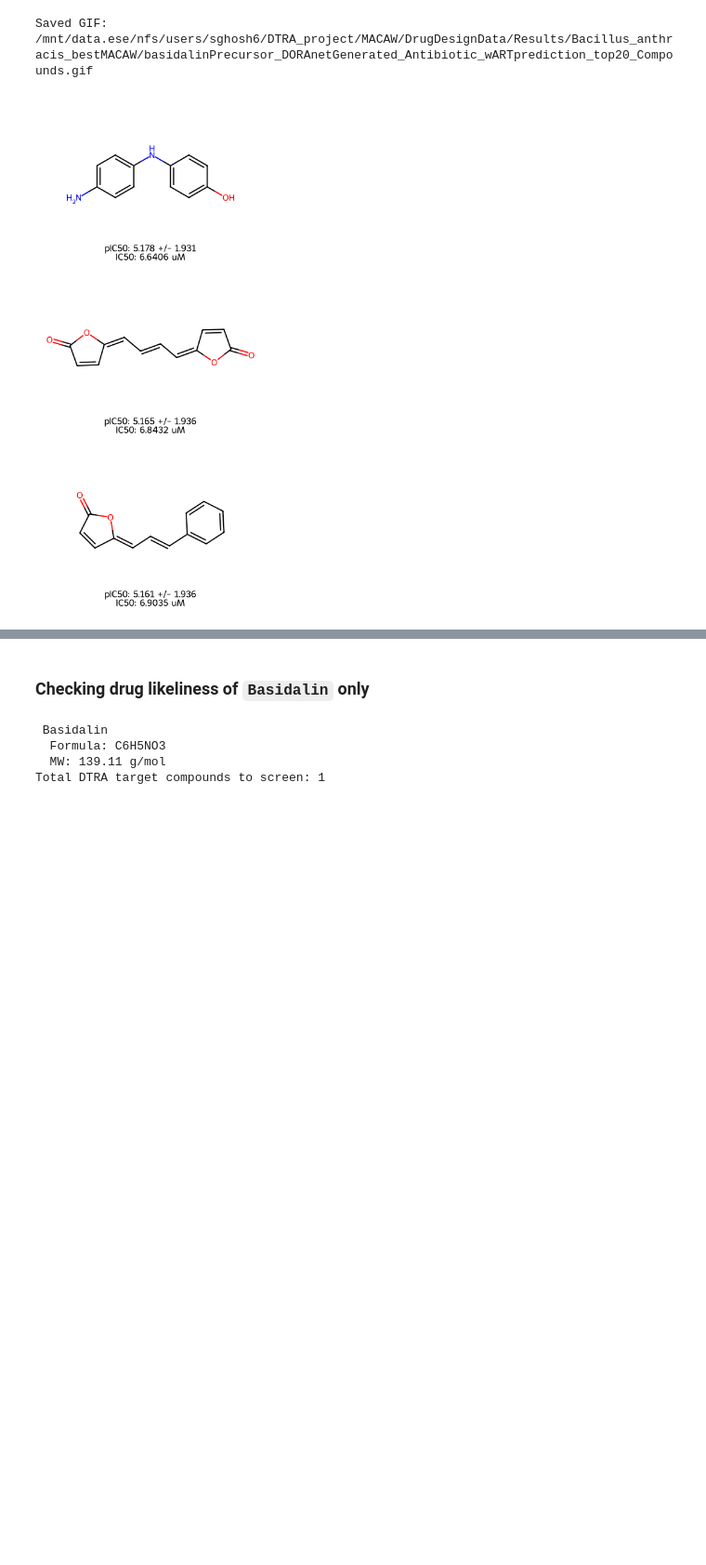
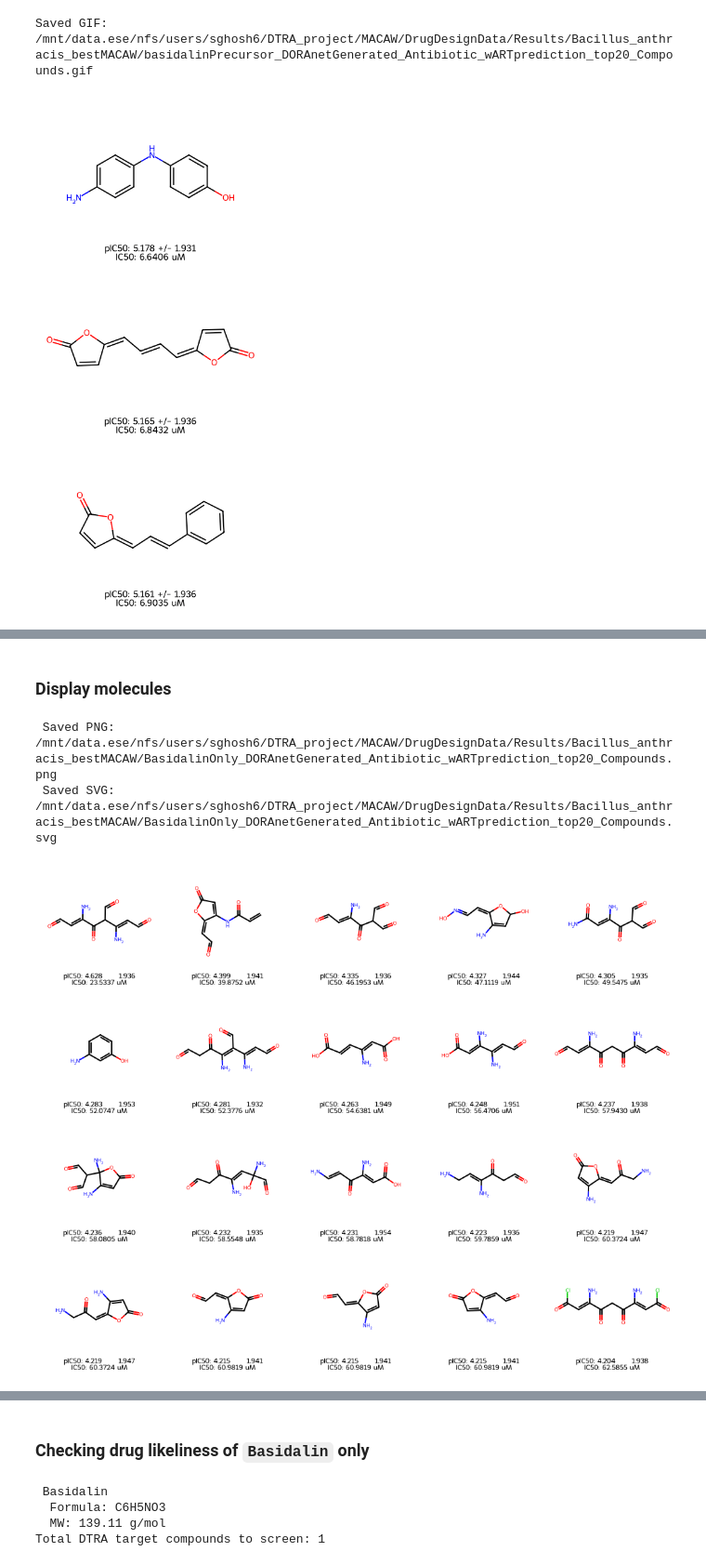
Before and after one commit to soumyadeepghosh35/DTRA_DrugDesign, a Jupyter notebook: DTRA_project_notebooks/Step3_MACAW_bacteria-BacillusAnthracis.ipynb, the cells around one changed output, grey strips where cells are left out. Shown at 93% size. Saved outputs shown, nothing was run; the diff lists cells and outputs as text; code cells hidden in the pictures; blank space fills up the shorter version.

Commit message:
added basidalin gen3 only AART predictions

```diff
--- a/DTRA_project_notebooks/Step3_MACAW_bacteria-BacillusAnthracis.ipynb
+++ b/DTRA_project_notebooks/Step3_MACAW_bacteria-BacillusAnthracis.ipynb
@@ -1468,0 +1559,15 @@ Saved GIF: /mnt/data.ese/nfs/users/sghosh6/DTRA_project/MACAW/DrugDesignData/Res
+# %%
+predicted_pPotency = BasidalinOnly_DORAnetGenerated_Antibiotic_wARTprediction['pPotency_prediction'].values
+predicted_pPotency_std = BasidalinOnly_DORAnetGenerated_Antibiotic_wARTprediction['pPotency_std'].values
+top_20_idx = np.argsort(predicted_pPotency)[::-1][:20]
+
+cutoff_pPotency = predicted_pPotency[top_20_idx[-1]]
+highest_pPotency = predicted_pPotency[top_20_idx[0]]
+cutoff_std = predicted_pPotency_std[top_20_idx[-1]]
+highest_std = predicted_pPotency_std[top_20_idx[0]]
+cutoff_IC50_uM = 10**(-cutoff_pPotency) * 1e6
+best_IC50_uM = 10**(-highest_pPotency) * 1e6
+
+print(f"Top 20 compounds cutoff pPotency: {cutoff_pPotency:.2f} ± {cutoff_std:.2f} (IC50: {cutoff_IC50_uM:.4f} µM)")
+print(f"Highest predicted pPotency: {highest_pPotency:.2f} ± {highest_std:.2f} (IC50: {best_IC50_uM:.4f} µM)")
+print(f"pPotency range of top 20 compounds: pPotency --> {cutoff_pPotency:.2f} ± {cutoff_std:.2f} - {highest_pPotency:.2f} ± {highest_std:.2f}; IC50 --> {cutoff_IC50_uM:.4f} - {best_IC50_uM:.4f} µM")
@@ -1468,0 +1619,37 @@ Saved GIF: /mnt/data.ese/nfs/users/sghosh6/DTRA_project/MACAW/DrugDesignData/Res
+# %% [markdown]
+### Display molecules
+# %%
+molecules = [Chem.MolFromSmiles(smi) for smi in BasidalinOnly_DORAnetGenerated_Antibiotic_wARTprediction_top20.SMILES[:50]]
+
+legends = []
+for idx, row in BasidalinOnly_DORAnetGenerated_Antibiotic_wARTprediction_top20[:50].iterrows():
+    if 'pPotency_std' in row.index and pd.notna(row['pPotency_std']):
+        legend = f"pIC50: {row['pPotency_prediction']:.3f} ± {row['pPotency_std']:.3f}\nIC50: {row['IC50 (µM)']:.4f} uM"
+    else:
+        legend = f"pIC50: {row['pPotency_prediction']:.3f}\nIC50: {row['IC50 (µM)']:.4f} uM"
+    legends.append(legend)
+
+img = Draw.MolsToGridImage(
+    molecules, subImgSize=(200, 200), molsPerRow=5,
+    useSVG=False, legends=legends, returnPNG=False
+)
+
+output_png = saveDir + 'BasidalinOnly_DORAnetGenerated_Antibiotic_wARTprediction_top20_Compounds.png'
+img.save(output_png, dpi=(600, 600))
+print(f" Saved PNG: {output_png}")
+
+svg = Draw.MolsToGridImage(
+    molecules, subImgSize=(200, 200), molsPerRow=5,
+    useSVG=True, legends=legends
+)
+
+output_svg = saveDir + 'BasidalinOnly_DORAnetGenerated_Antibiotic_wARTprediction_top20_Compounds.svg'
+with open(output_svg, 'w') as f:
+    f.write(svg.data)
+print(f" Saved SVG: {output_svg}")
+
+display(img)
+# %% [output]
+ Saved PNG: /mnt/data.ese/nfs/users/sghosh6/DTRA_project/MACAW/DrugDesignData/Results/Bacillus_anthracis_bestMACAW/BasidalinOnly_DORAnetGenerated_Antibiotic_wARTprediction_top20_Compounds.png
+ Saved SVG: /mnt/data.ese/nfs/users/sghosh6/DTRA_project/MACAW/DrugDesignData/Results/Bacillus_anthracis_bestMACAW/BasidalinOnly_DORAnetGenerated_Antibiotic_wARTprediction_top20_Compounds.svg
+[figure, added]
```
Also changed, not shown: parts of 20 cells of this notebook.
